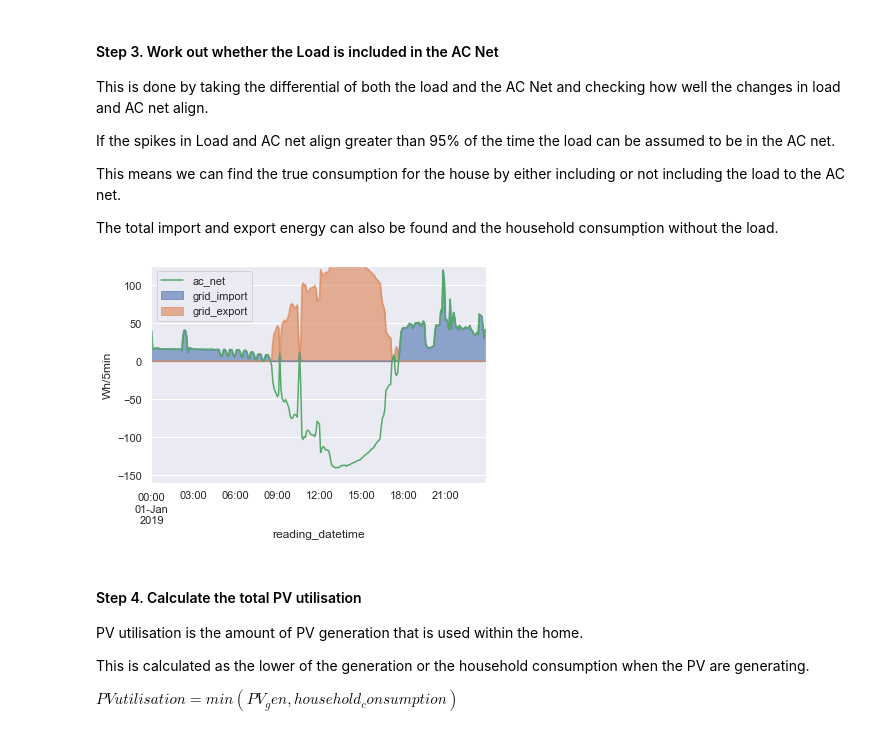
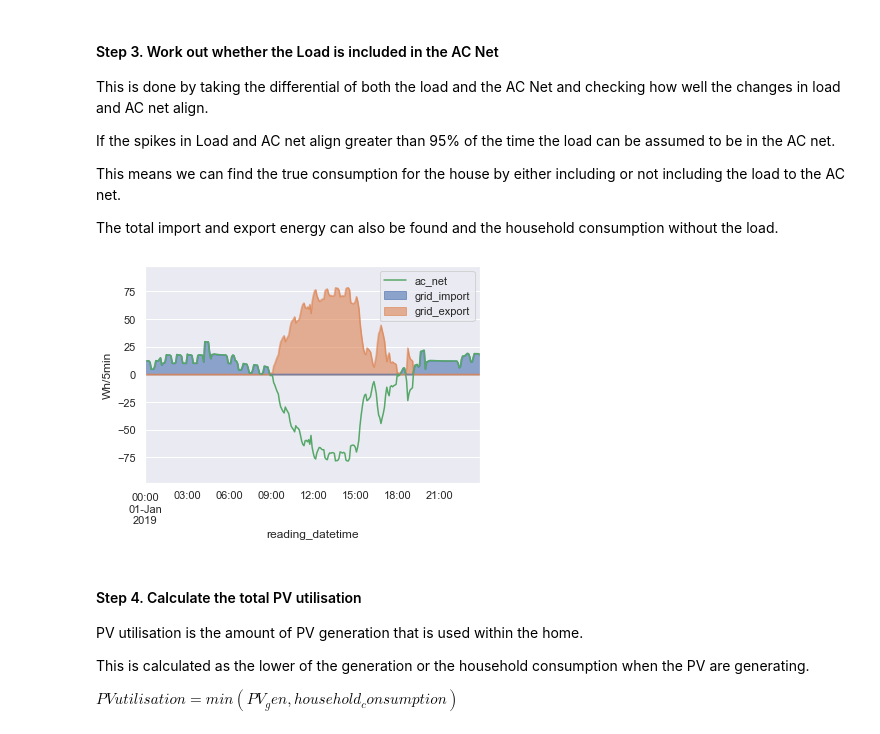
Before and after one commit to Cameron-Gan/thesis2021, a Jupyter notebook: nice_notebooks/annual_analysis.ipynb, the cells around one changed output. Saved outputs shown, nothing was run; the diff lists cells and outputs as text; code cells hidden in the pictures.

```diff
--- a/nice_notebooks/annual_analysis.ipynb
+++ b/nice_notebooks/annual_analysis.ipynb
@@ -22,7 +21,7 @@ import numpy as np
 import matplotlib.pyplot as plt
 import seaborn as sns
 sns.set()
-house_id = 69914
+house_id = 70277
 # %% [markdown]
 ### Importing Data and cleaning up
 # %%
@@ -53,6 +51,6 @@ load_air_conditioner
 # %% [markdown]
 #### Select monitor to analyse
 # %%
-load_type = 'air_conditioner'
+load_type = 'hot_water'
 print(load_type)
 # %% [output]
@@ -96,34 +94,34 @@ The total import and export energy can also be found and the household consumpti
 # %%
 # removes the PV component to expose
 house_consumption_diff = house_consumption.diff()
 load_diff = load.diff()
 house_spikes = (house_consumption_diff.abs() > house_consumption_diff.std())
 load_spikes = (load_diff.abs() > load_diff.std())
 aligned = load_spikes & house_spikes
 
 
 if aligned.sum() / load_spikes.sum() > 0.05:
     house_consumption = house_consumption
     grid_import = ac_net.clip(lower=0)
     grid_export = (ac_net * - 1).clip(lower=0)
 
 
 else:
     house_consumption = house_consumption + load
     grid_import = (ac_net + load).clip(lower=0)
     grid_export = ((ac_net + load)* - 1).clip(lower=0)
 
 house_consumption_without_load = house_consumption - load
 
 grid_import[str(net_energy.index[0].date())].plot.area(label='grid_import', alpha=0.6)
 grid_export[str(net_energy.index[0].date())].plot.area(label='grid_export', alpha=0.6)
 ac_net[str(net_energy.index[0].date())].plot(label='ac_net')
 plt.legend()
 plt.ylabel('Wh/5min')
-plt.ylim(min(ac_net[str(net_energy.index[0].date())]) - 20)
+plt.ylim(bottom=min(ac_net[str(net_energy.index[0].date())]) - 20, top=max(grid_export[str(net_energy.index[0].date())]) + 20)
 plt.show()
 # %% [output]
-[figure, old version]
+[figure, new version]
 # %% [markdown]
 #### Step 4. Calculate the total PV utilisation
 PV utilisation is the amount of PV generation that is used within the home.
```
Also changed, not shown: parts of 11 cells of this notebook.
